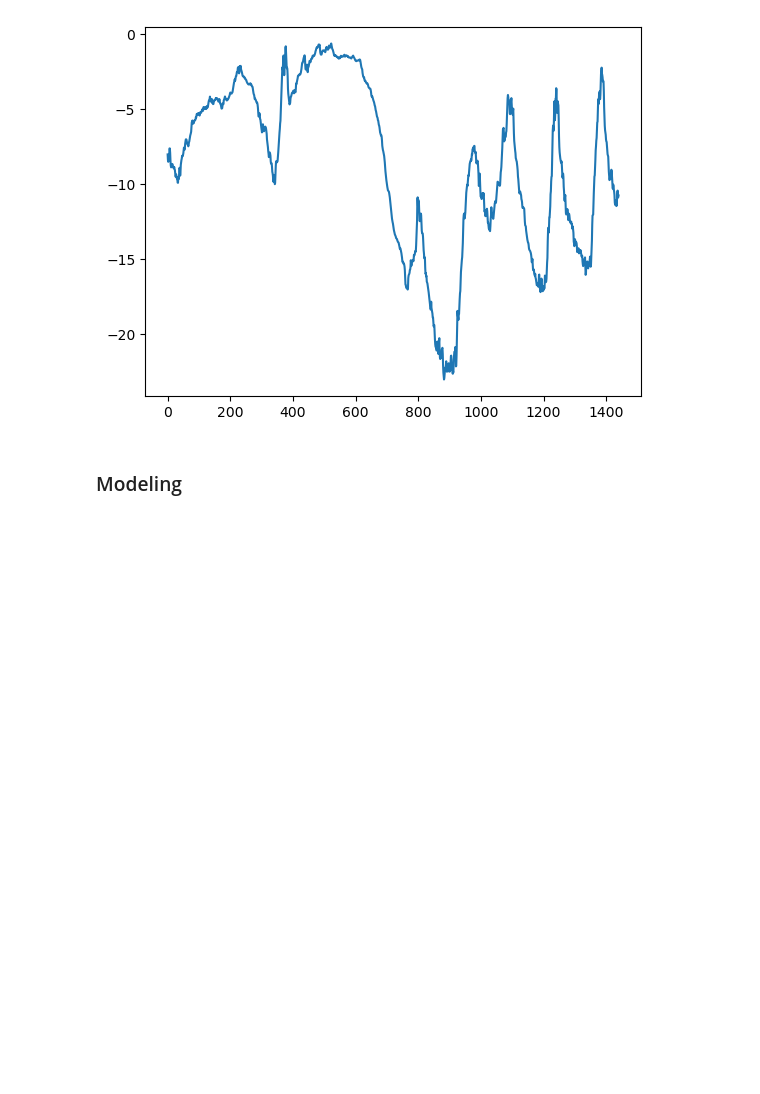
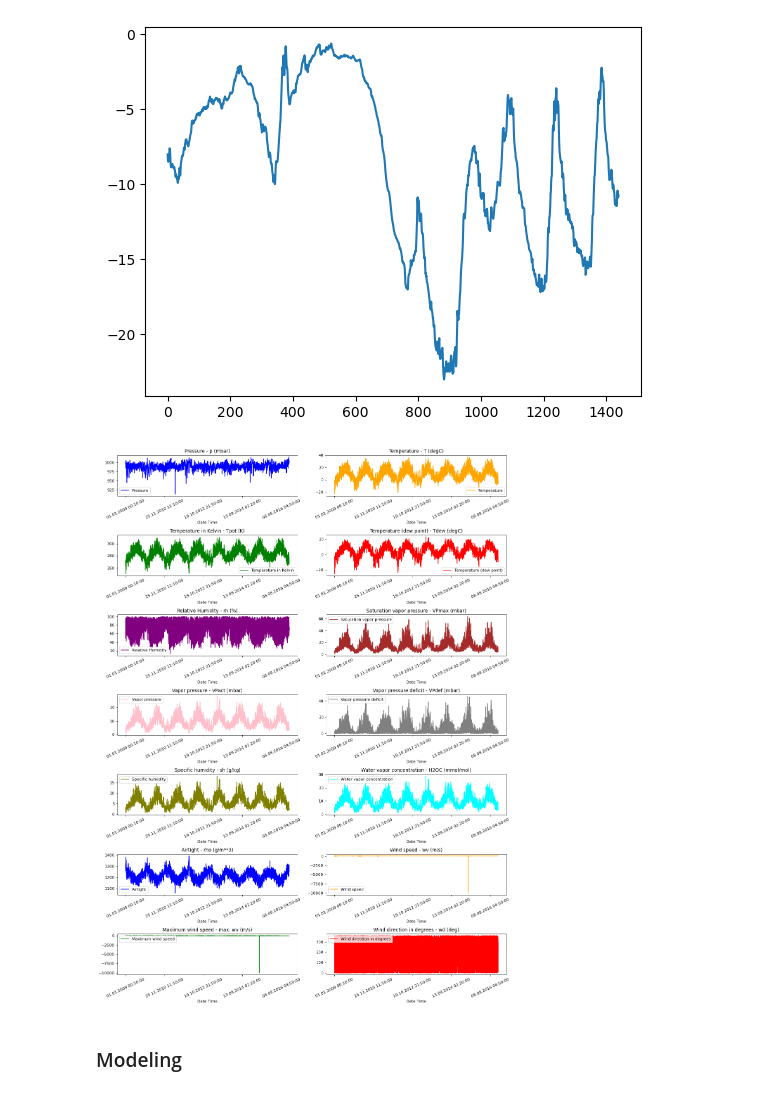
Before and after one commit to IvanLiuTW/code, a Jupyter notebook: RNN.ipynb, the cells around one changed output. Drawn from its saved outputs; the diff is of its cells as text; code cells hidden in the pictures; blank space fills up the shorter version.

```diff
--- a/RNN.ipynb
+++ b/RNN.ipynb
@@ -23,3 +24,12 @@ tf.config.list_physical_devices('GPU')
 ## Climate Data Analysis
 # %% [markdown]
 ### EDA
+# %%
+# Another way to download the dataset
+uri = "https://storage.googleapis.com/tensorflow/tf-keras-datasets/jena_climate_2009_2016.csv.zip"
+zip_path = keras.utils.get_file(origin=uri, fname="jena_climate_2009_2016.csv.zip")
+zip_file = ZipFile(zip_path)
+zip_file.extractall()
+csv_path = "jena_climate_2009_2016.csv"
+
+df = pd.read_csv(csv_path)
@@ -64,6 +87,81 @@ plt.plot(range(len(temperature)), temperature)
 plt.plot(range(1440), temperature[:1440]);
 # %% [output]
 [figure]
+# %%
+titles = [
+    "Pressure",
+    "Temperature",
+    "Temperature in Kelvin",
+    "Temperature (dew point)",
+    "Relative Humidity",
+    "Saturation vapor pressure",
+    "Vapor pressure",
+    "Vapor pressure deficit",
+    "Specific humidity",
+    "Water vapor concentration",
+    "Airtight",
+    "Wind speed",
+    "Maximum wind speed",
+    "Wind direction in degrees",
+]
+
+feature_keys = [
+    "p (mbar)",
+    "T (degC)",
+    "Tpot (K)",
+    "Tdew (degC)",
+    "rh (%)",
+    "VPmax (mbar)",
+    "VPact (mbar)",
+    "VPdef (mbar)",
+    "sh (g/kg)",
+    "H2OC (mmol/mol)",
+    "rho (g/m**3)",
+    "wv (m/s)",
+    "max. wv (m/s)",
+    "wd (deg)",
+]
+
+colors = [
+    "blue",
+    "orange",
+    "green",
+    "red",
+    "purple",
+    "brown",
+    "pink",
+    "gray",
+    "olive",
+    "cyan",
+]
+
+date_time_key = "Date Time"
+
+
+def show_raw_visualization(data):
+    time_data = data[date_time_key]
+    fig, axes = plt.subplots(
+        nrows=7, ncols=2, figsize=(15, 20), dpi=80, facecolor="w", edgecolor="k"
+    )
+    for i in range(len(feature_keys)):
+        key = feature_keys[i]
+        c = colors[i % (len(colors))]
+        t_data = data[key]
+        t_data.index = time_data
+        t_data.head()
+        ax = t_data.plot(
+            ax=axes[i // 2, i % 2],
+            color=c,
+            title="{} - {}".format(titles[i], key),
+            rot=25,
+        )
+        ax.legend([titles[i]])
+    plt.tight_layout()
+
+
+show_raw_visualization(df)
+# %% [output]
+[figure, added]
 # %% [markdown]
 ### Modeling
 # %%
```
Also changed, not shown: parts of 14 cells of this notebook, 1 other file.
